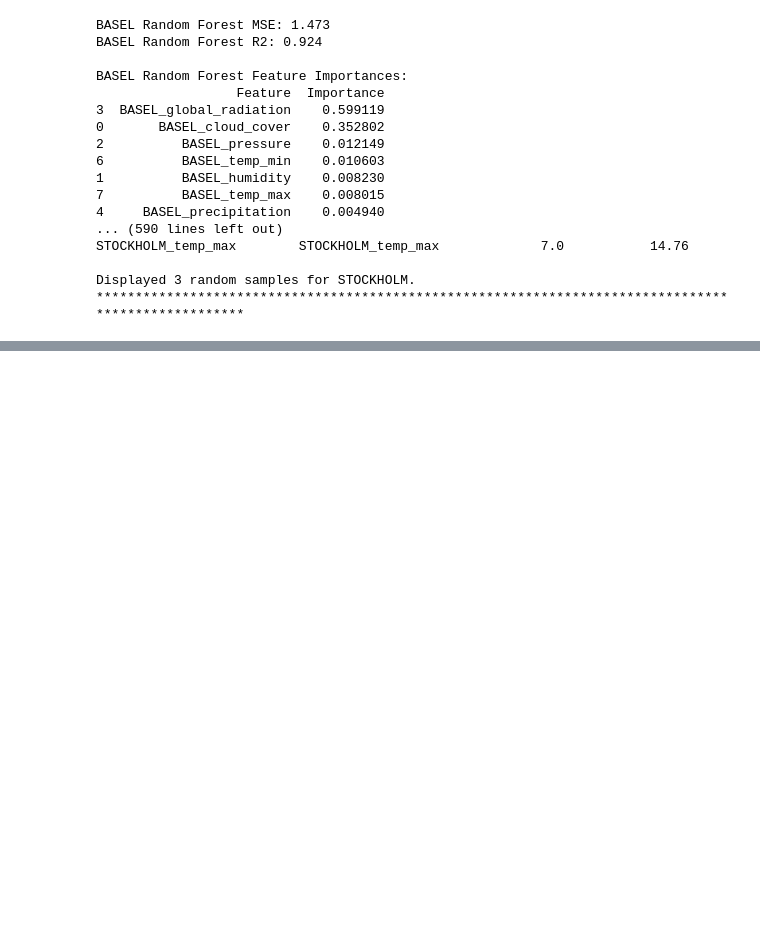
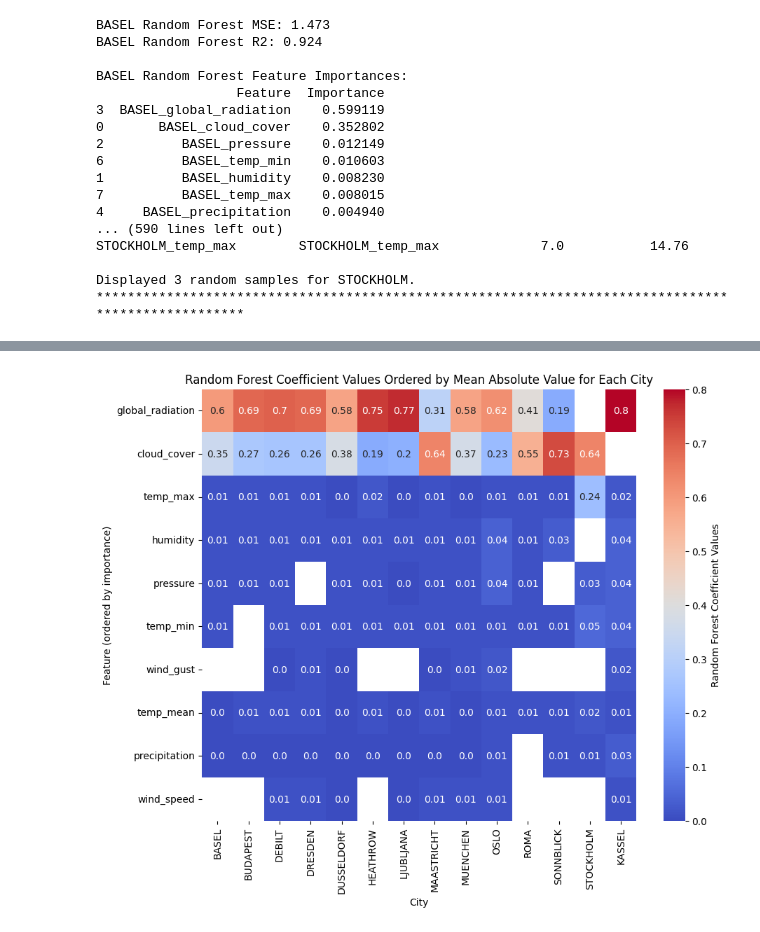
Before and after one commit to NaidaNozic/Explainable-AI, a Jupyter notebook: Random_Forest.ipynb, the cells around one changed output, grey strips where cells are left out. Drawn from its saved outputs; the diff is of its cells as text; code cells hidden in the pictures; blank space fills up the shorter version.

```diff
--- a/Random_Forest.ipynb
+++ b/Random_Forest.ipynb
@@ -634,0 +770,20 @@ Displayed 3 random samples for STOCKHOLM.
+# %%
+# Calculate the mean absolute value for each feature across all cities
+mean_absolute_coeff = rf_feature_importance_df.abs().mean(axis=1)
+
+# Sort the coefficients DataFrame by mean absolute importance
+rf_coefficients_df = rf_feature_importance_df.loc[mean_absolute_coeff.sort_values(ascending=False).index]
+
+# Round the sorted coefficient values for display
+rounded_rf_coefficients_df = rf_coefficients_df.round(2)
+
+# Creating a heatmap with features ordered by mean absolute coefficient values
+plt.figure(figsize=(10, 8))
+sns.heatmap(rounded_rf_coefficients_df, annot=rounded_rf_coefficients_df, cmap='coolwarm', fmt="",
+            cbar_kws={'label': 'Random Forest Coefficient Values'})
+plt.title("Random Forest Coefficient Values Ordered by Mean Absolute Value for Each City")
+plt.xlabel("City")
+plt.ylabel("Feature (ordered by importance)")
+plt.show()
+# %% [output]
+[figure, added]
```
Also changed, not shown: parts of 4 cells of this notebook.
